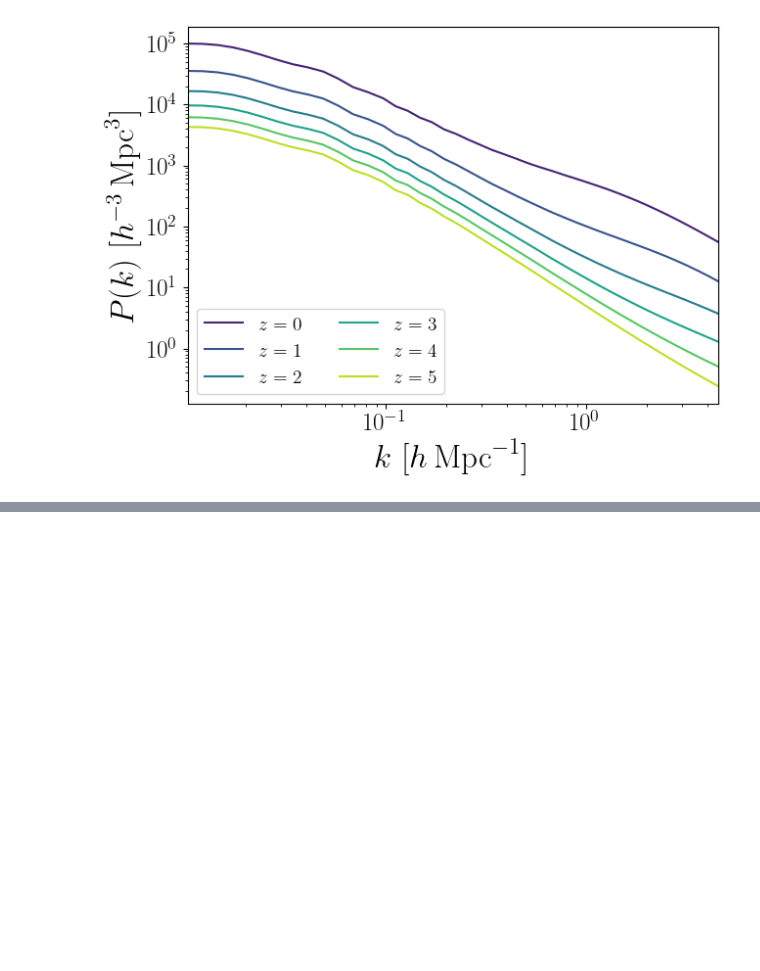
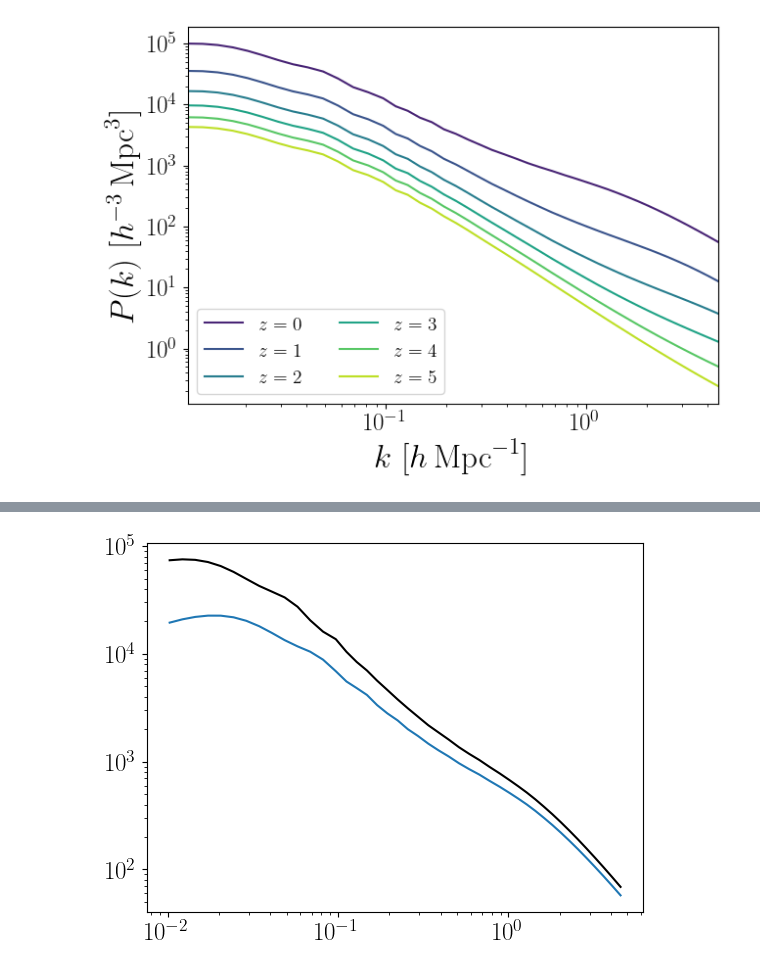
Before and after one commit to pltaylor16/odd_emu, a Jupyter notebook: new_approach_2/results.ipynb, the cells around one changed output, grey strips where cells are left out. Drawn from its saved outputs; the diff is of its cells as text; code cells hidden in the pictures; blank space fills up the shorter version.

Commit message:
just need to rerun without h confusion and then I will use camb ratio to correct.

```diff
--- a/new_approach_2/results.ipynb
+++ b/new_approach_2/results.ipynb
@@ -2175,0 +2178,84 @@ P(k, z=0): [7628.375  7556.9307 7220.5024 6616.763  5812.879 ]
+# %%
+import numpy as np
+from cosmopower_jax.cosmopower_jax import CosmoPowerJAX
+import euclidemu2 as ee2
+import os
+os.environ['MPLCONFIGDIR'] = os.getcwd() + "/configs/"
+from matplotlib import pyplot as plt
+import camb
+
+for seed in [45]:
+
+    # --- Initialize emulator ---
+    emulator = CosmoPowerJAX(probe="mpk_lin")
+
+    # --- Load k-grid ---
+    k_full = emulator.modes.astype(np.float32)
+    k_idx = np.where((k_full > 1e-2) & (k_full < 4.9))[0][::6]
+    k = k_full[k_idx]
+    print (np.shape(k_idx))
+
+
+    # --- Random cosmology ---
+    rng = np.random.default_rng(seed=seed)
+
+
+    As = rng.uniform(1.7e-9, 2.5e-9)
+    ns = rng.uniform(0.92, 1.00)
+    Omb = rng.uniform(0.04, 0.06)
+    Omm = rng.uniform(0.24, 0.40)
+    h = rng.uniform(0.61, 0.73)
+    mnu = 0.0
+    w = -1.0
+    wa = 0.
+
+    cosmo_dict = {
+        'As': As, 'ns': ns, 'Omb': Omb, 'Omm': Omm, 'h': h,
+        'mnu': mnu, 'w': w, 'wa': wa,
+    }
+
+    print(cosmo_dict)
+
+    # --- Setup emulator inputs ---
+    omega_b = Omb * h**2
+    omega_cdm = (Omm - Omb) * h**2
+    ln_10_A_s = np.log(1e10 * As)
+
+
+
+    def get_linear_pk_camb(k, z):
+        H0 = cosmo_dict["h"] * 100
+        pars = camb.CAMBparams()
+        pars.set_cosmology(
+            H0=H0,
+            ombh2=omega_b,
+            omch2=omega_cdm,
+            mnu=cosmo_dict["mnu"],
+        )
+        #pars.set_dark_energy(w=cosmo_dict["w"], wa=cosmo_dict["wa"] ,dark_energy_model='ppf')
+        pars.InitPower.set_params(As=cosmo_dict["As"], ns=cosmo_dict["ns"])
+        pars.set_matter_power(redshifts=[z], kmax=k.max())
+        results = camb.get_results(pars)
+        PK = results.get_matter_power_interpolator(hubble_units=False,k_hunit=False,)
+        pk_lin = PK.P(z, k)
+
+        return pk_lin
+
+    # --- Compute nonlinear P(k) ---
+    pk_nl_z5_camb = get_nonlinear_pk_camb(5.0)
+    pk_nl_z0_camb = get_nonlinear_pk_camb(0.0)
+
+    def get_linear_pk(z):
+        inp = np.array([omega_b, omega_cdm, h, ns, ln_10_A_s, z], dtype=np.float32)
+        pk_lin = emulator.predict(inp)[k_idx]
+
+        return pk_lin
+
+    pk_nl_z5 = get_nonlinear_pk(5.0)
+    pk_nl_z0 = get_nonlinear_pk(0.0)
+
+    plt.plot(k, pk_nl_z0, color ='k')
+    plt.plot(k, pk_nl_z0_camb ) # division by h^3 to get the units right
+    plt.xscale('log')
+    plt.yscale('log')
+# %% [output]
@@ -2175,0 +2264 @@ P(k, z=0): [7628.375  7556.9307 7220.5024 6616.763  5812.879 ]
+[figure, added]
```
Also changed, not shown: parts of 3 cells of this notebook.
